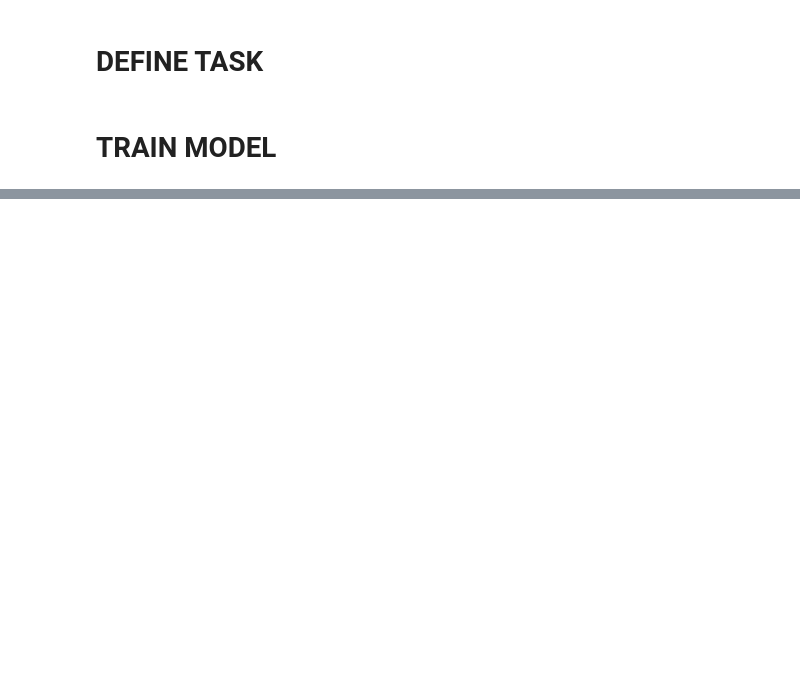
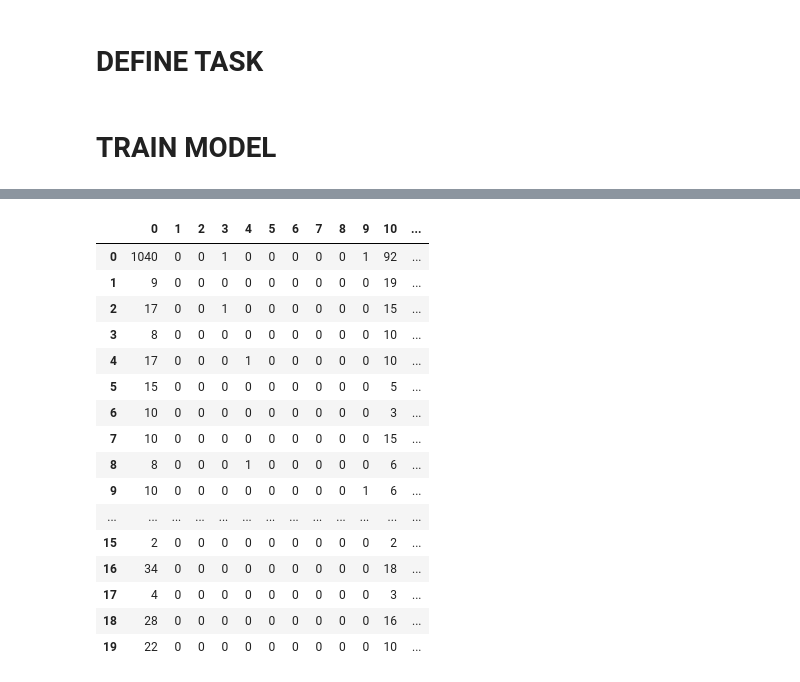
Before and after one commit to hyang0129/NGAFIDDATASET, a Jupyter notebook: NGAFID_DATASET_TF_EXAMPLE.ipynb, the cells around one changed output, grey strips where cells are left out. Drawn from its saved outputs; the diff is of its cells as text; code cells hidden in the pictures; blank space fills up the shorter version.

```diff
--- a/NGAFID_DATASET_TF_EXAMPLE.ipynb
+++ b/NGAFID_DATASET_TF_EXAMPLE.ipynb
@@ -198,23 +473,21 @@ number_hierarchies
 # %% [markdown]
 # DEFINE TASK
 # %%
-mode = 'before_after'
+# mode = 'before_after'
 # mode = 'hierarchy_basic'
-# mode = 'both'
-
-train_ds = dm.get_tf_dataset(fold = 0, training = True, shuffle = 1000, repeat = True, mode = mode, batch_size = 128)
-test_ds = dm.get_tf_dataset(fold = 0, training  = False, shuffle = False, repeat = False, mode = mode, batch_size = 128)
-
+mode = 'both'
+# mode = 'classes'
 
 # DETERMINE MODEL STRUCTURE BASED ON OUTPUTS
 two_output = False
 if mode == 'before_after':
-    nb_classes = 2
+    nb_classes = 1
 elif mode == 'hierarchy_basic':
     nb_classes = number_hierarchies + 1
     two_output = True
 elif mode == 'both':
     two_output = True
+    nb_classes = number_classes+1
 else:
     nb_classes = number_classes+1
 # %% [markdown]
@@ -287,0 +716,2 @@ KeyboardInterrupt: ignored
+# %%
+preds = model.predict(test_ds)
@@ -287,0 +724,12 @@ KeyboardInterrupt: ignored
+# %%
+
+target = []
+
+
+for example in test_ds:
+    target.append(example[1]['target_class'])
+# %%
+
+targets = tf.concat(target, axis = 0)
+
+class_preds = np.argmax(preds[0], axis = 1)
@@ -287,0 +753,22 @@ KeyboardInterrupt: ignored
+# %%
+from sklearn.metrics import confusion_matrix
+
+pd.DataFrame(confusion_matrix(targets, class_preds))
+# %% [output]
+|  | 0 | 1 | 2 | 3 | 4 | 5 | 6 | 7 | 8 | 9 | 10 | ... |
+| 0 | 1040 | 0 | 0 | 1 | 0 | 0 | 0 | 0 | 0 | 1 | 92 | ... |
+| 1 | 9 | 0 | 0 | 0 | 0 | 0 | 0 | 0 | 0 | 0 | 19 | ... |
+| 2 | 17 | 0 | 0 | 1 | 0 | 0 | 0 | 0 | 0 | 0 | 15 | ... |
+| 3 | 8 | 0 | 0 | 0 | 0 | 0 | 0 | 0 | 0 | 0 | 10 | ... |
+| 4 | 17 | 0 | 0 | 0 | 1 | 0 | 0 | 0 | 0 | 0 | 10 | ... |
+| 5 | 15 | 0 | 0 | 0 | 0 | 0 | 0 | 0 | 0 | 0 | 5 | ... |
+| 6 | 10 | 0 | 0 | 0 | 0 | 0 | 0 | 0 | 0 | 0 | 3 | ... |
+| 7 | 10 | 0 | 0 | 0 | 0 | 0 | 0 | 0 | 0 | 0 | 15 | ... |
+| 8 | 8 | 0 | 0 | 0 | 1 | 0 | 0 | 0 | 0 | 0 | 6 | ... |
+| 9 | 10 | 0 | 0 | 0 | 0 | 0 | 0 | 0 | 0 | 1 | 6 | ... |
+| ... | ... | ... | ... | ... | ... | ... | ... | ... | ... | ... | ... | ... |
+| 15 | 2 | 0 | 0 | 0 | 0 | 0 | 0 | 0 | 0 | 0 | 2 | ... |
+| 16 | 34 | 0 | 0 | 0 | 0 | 0 | 0 | 0 | 0 | 0 | 18 | ... |
+| 17 | 4 | 0 | 0 | 0 | 0 | 0 | 0 | 0 | 0 | 0 | 3 | ... |
+| 18 | 28 | 0 | 0 | 0 | 0 | 0 | 0 | 0 | 0 | 0 | 16 | ... |
+| 19 | 22 | 0 | 0 | 0 | 0 | 0 | 0 | 0 | 0 | 0 | 10 | ... |
```
Also changed, not shown: parts of 20 cells of this notebook.
